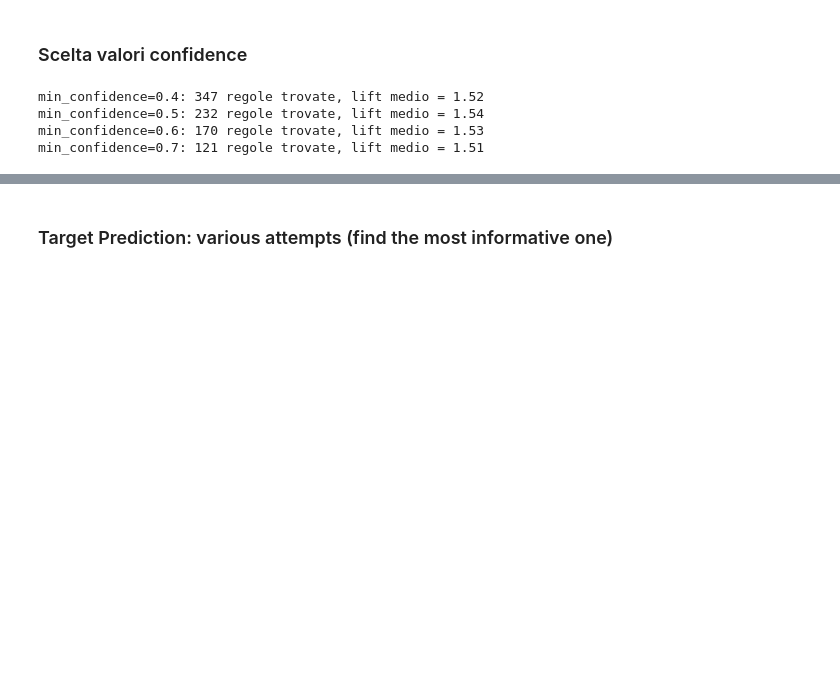
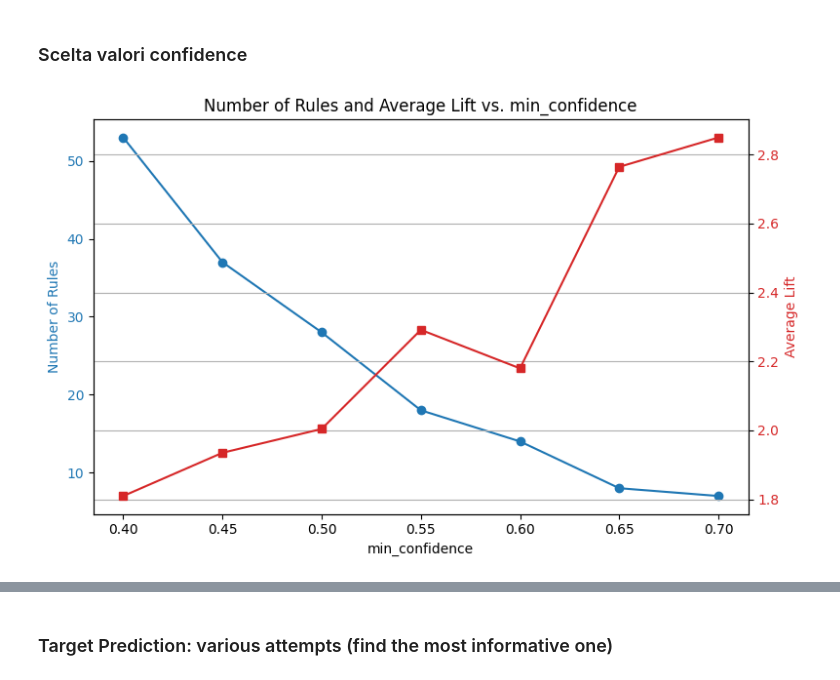
Before and after one commit to ChefBB/data_mining_1, a Jupyter notebook: code/pattern_mining.ipynb, the cells around one changed output, grey strips where cells are left out. Drawn from its saved outputs; the diff is of its cells as text; code cells hidden in the pictures; blank space fills up the shorter version.

```diff
--- a/code/pattern_mining.ipynb
+++ b/code/pattern_mining.ipynb
@@ -823,14 +914,43 @@ memory usage: 18.7+ KB
 # %% [markdown]
 ### Scelta valori confidence
 # %%
+# Collect number of rules and average lift for each confidence value
 from mlxtend.frequent_patterns import association_rules
+# conf_values = [0.4, 0.5, 0.6, 0.7]
+# for c in conf_values:
+#     rules = association_rules(frequent_itemsets_apriori, metric="confidence", min_threshold=c)
+#     print(f"min_confidence={c}: {len(rules)} regole trovate, lift medio = {rules['lift'].mean():.2f}")
 
-conf_values = [0.4, 0.5, 0.6, 0.7]
+
+conf_values = [0.4, 0.45, 0.5, 0.55, 0.6, 0.65, 0.7]
+#conf_values = [0.4, 0.5, 0.6, 0.7]
+num_rules = []
+avg_lifts = []
+
 for c in conf_values:
     rules = association_rules(frequent_itemsets_apriori, metric="confidence", min_threshold=c)
-    print(f"min_confidence={c}: {len(rules)} regole trovate, lift medio = {rules['lift'].mean():.2f}")
+    num_rules.append(len(rules))
+    avg_lifts.append(rules['lift'].mean())
+
+# Plotting
+fig, ax1 = plt.subplots(figsize=(8, 5))
+
+color = 'tab:blue'
+ax1.set_xlabel('min_confidence')
+ax1.set_ylabel('Number of Rules', color=color)
+ax1.plot(conf_values, num_rules, marker='o', color=color, label='Number of Rules')
+ax1.tick_params(axis='y', labelcolor=color)
+ax1.set_xticks(conf_values)
+
+ax2 = ax1.twinx()
+color = 'tab:red'
+ax2.set_ylabel('Average Lift', color=color)
+ax2.plot(conf_values, avg_lifts, marker='s', color=color, label='Average Lift')
+ax2.tick_params(axis='y', labelcolor=color)
+
+plt.title('Number of Rules and Average Lift vs. min_confidence')
+fig.tight_layout()
+plt.grid(True)
+plt.show()
 # %% [output]
-min_confidence=0.4: 347 regole trovate, lift medio = 1.52
-min_confidence=0.5: 232 regole trovate, lift medio = 1.54
-min_confidence=0.6: 170 regole trovate, lift medio = 1.53
-min_confidence=0.7: 121 regole trovate, lift medio = 1.51
+[figure, added]
```
Also changed, not shown: parts of 27 cells of this notebook.
